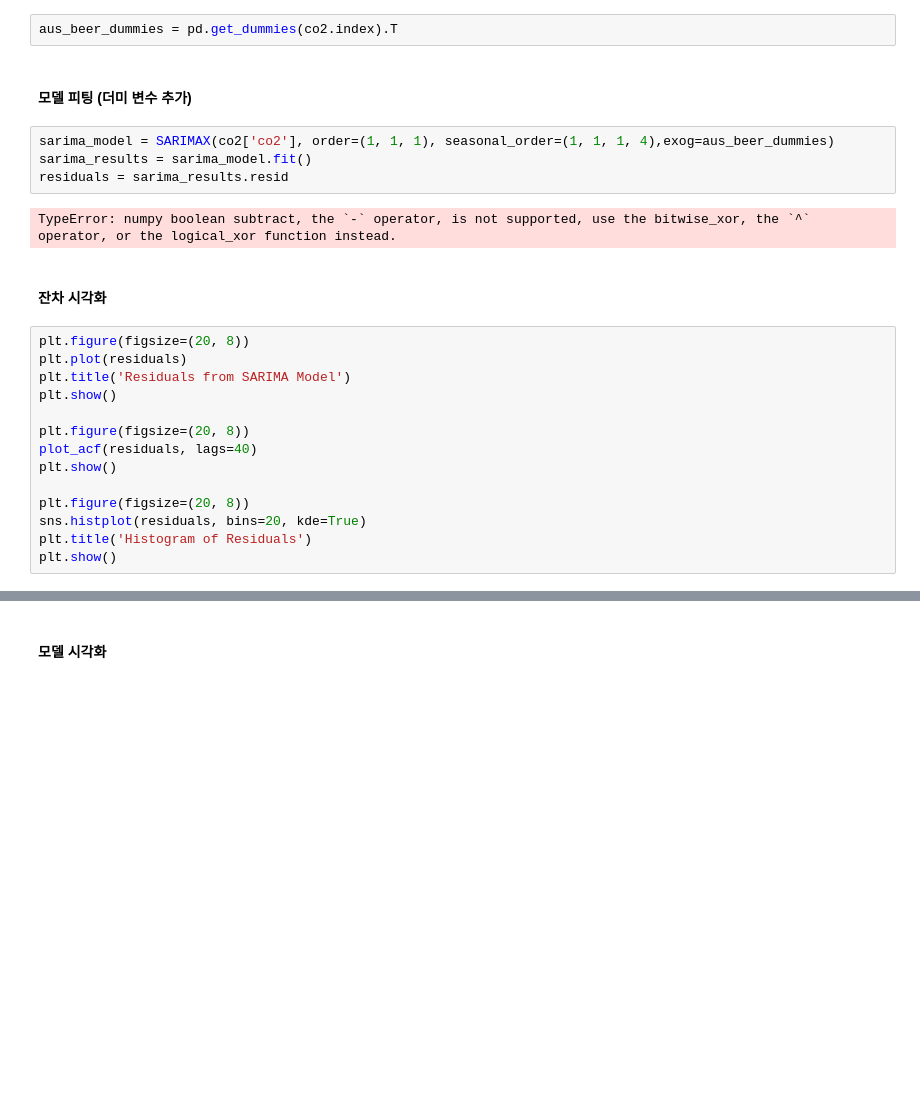
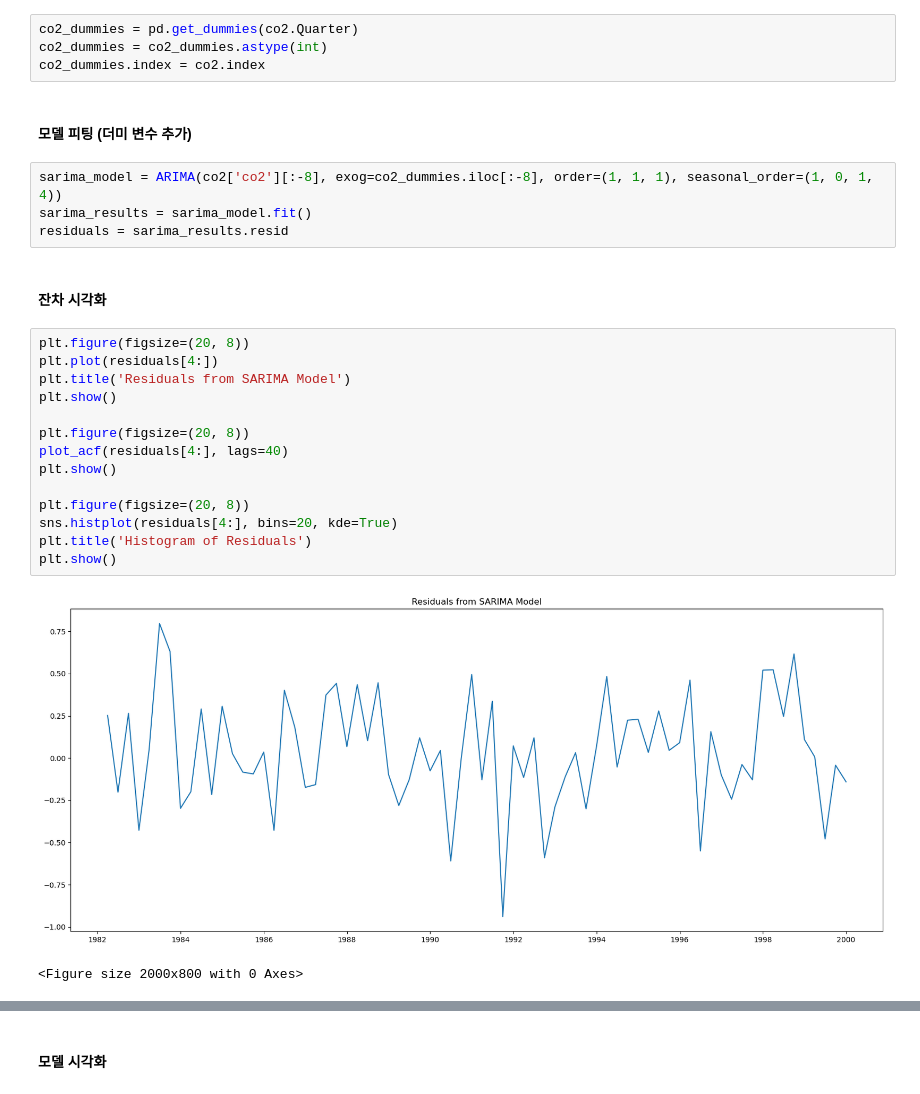
Before and after one commit to safeai-snu/Econometrics, a Jupyter notebook: Part.3/6.Time_Series_Regression_Models.ipynb, the cells around one changed output, grey strips where cells are left out. Saved outputs shown, nothing was run; the diff lists cells and outputs as text; blank space fills up the shorter version.

```diff
--- a/Part.3/6.Time_Series_Regression_Models.ipynb
+++ b/Part.3/6.Time_Series_Regression_Models.ipynb
@@ -422,28 +419,31 @@ plt.show()
 # %% [markdown]
 #### 계절성 더미 변수 추가
 # %%
-aus_beer_dummies = pd.get_dummies(co2.index).T
+co2_dummies = pd.get_dummies(co2.Quarter)
+co2_dummies = co2_dummies.astype(int)
+co2_dummies.index = co2.index
 # %% [markdown]
 #### 모델 피팅 (더미 변수 추가)
 # %%
-sarima_model = SARIMAX(co2['co2'], order=(1, 1, 1), seasonal_order=(1, 1, 1, 4),exog=aus_beer_dummies)
+sarima_model = ARIMA(co2['co2'][:-8], exog=co2_dummies.iloc[:-8], order=(1, 1, 1), seasonal_order=(1, 0, 1, 4))
 sarima_results = sarima_model.fit()
 residuals = sarima_results.resid
-# %% [output]
-TypeError: numpy boolean subtract, the `-` operator, is not supported, use the bitwise_xor, the `^` operator, or the logical_xor function instead.
 # %% [markdown]
 #### 잔차 시각화
 # %%
 plt.figure(figsize=(20, 8))
-plt.plot(residuals)
+plt.plot(residuals[4:])
 plt.title('Residuals from SARIMA Model')
 plt.show()
 
 plt.figure(figsize=(20, 8))
-plot_acf(residuals, lags=40)
+plot_acf(residuals[4:], lags=40)
 plt.show()
 
 plt.figure(figsize=(20, 8))
-sns.histplot(residuals, bins=20, kde=True)
+sns.histplot(residuals[4:], bins=20, kde=True)
 plt.title('Histogram of Residuals')
 plt.show()
+# %% [output]
+[figure, added]
+<Figure size 2000x800 with 0 Axes>
```
Also changed, not shown: parts of 8 cells of this notebook, 15 other files.
